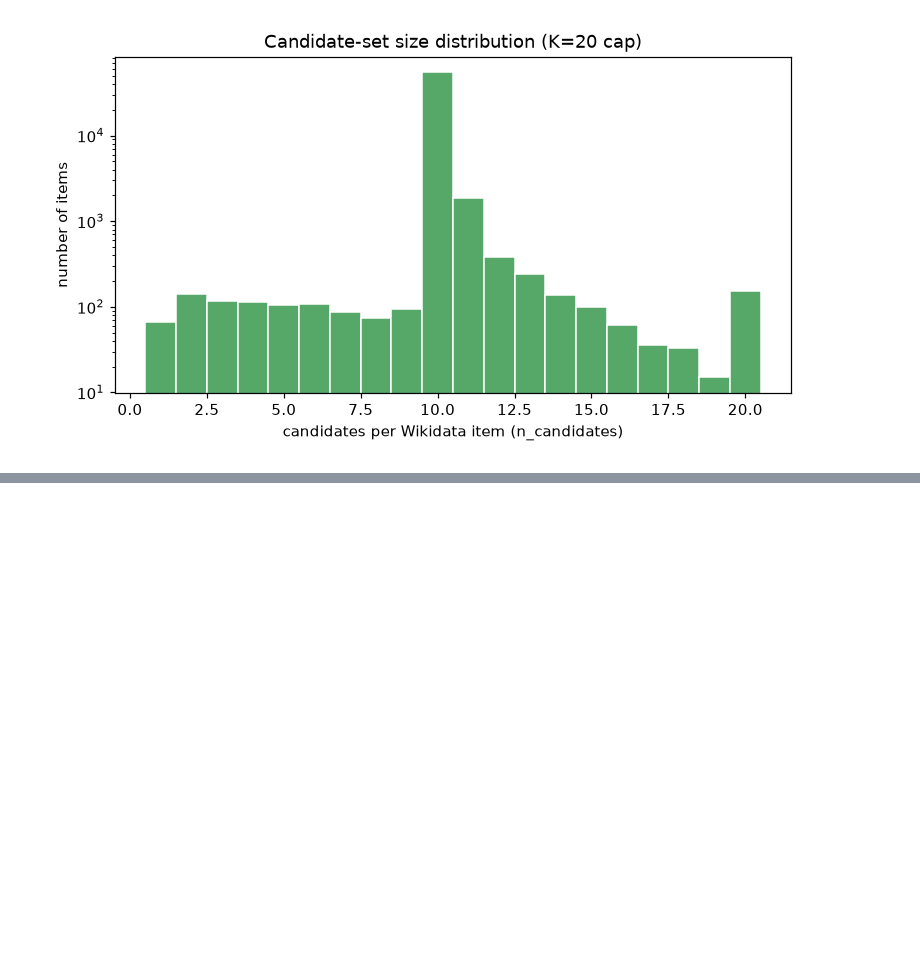
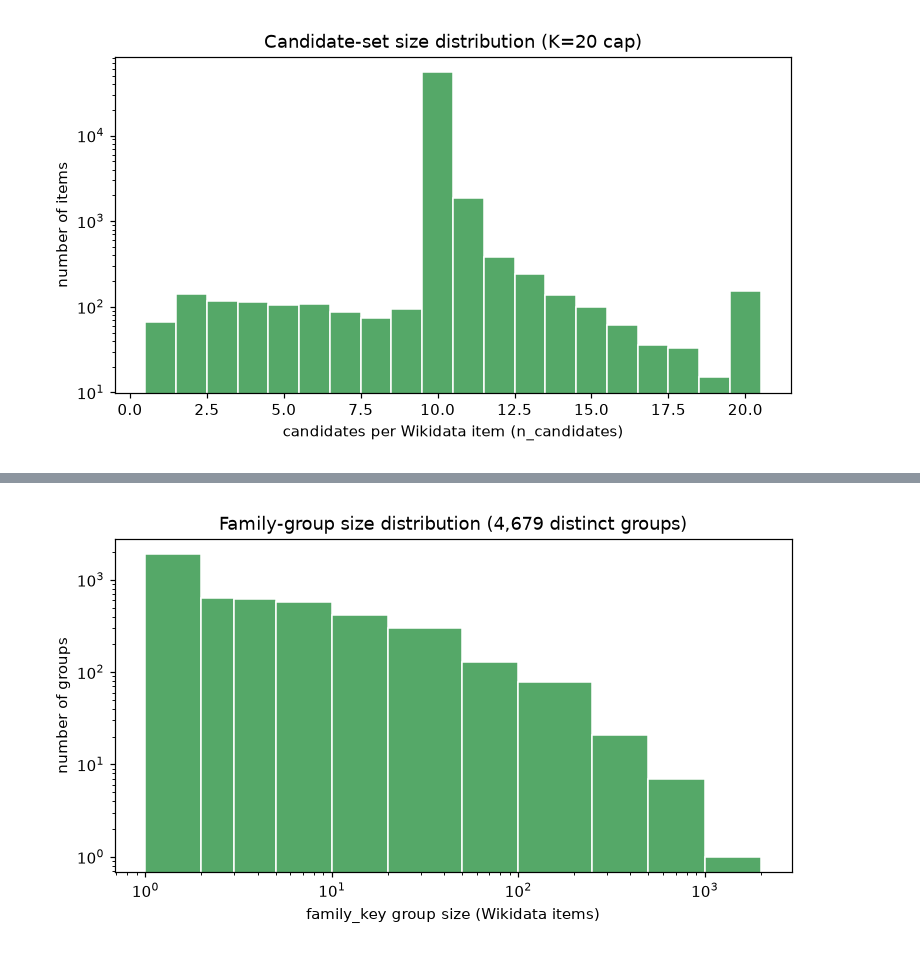
Before and after one commit to Livia-Rasp/xgboost-inat-wikidata-match, a Jupyter notebook: notebooks/01-report.ipynb, the cells around one changed output, grey strips where cells are left out. Saved outputs shown, nothing was run; the diff lists cells and outputs as text; code cells hidden in the pictures; blank space fills up the shorter version.

```diff
--- a/notebooks/01-report.ipynb
+++ b/notebooks/01-report.ipynb
@@ -392,0 +528,14 @@ plt.show()
+# %%
+sizes = df.drop_duplicates("wikidata_qid").groupby("family_key").size()
+fig, ax = plt.subplots(figsize=(7, 4))
+bins = [1, 2, 3, 5, 10, 20, 50, 100, 250, 500, 1000, 2000]
+ax.hist(sizes, bins=bins, color="#55A868", edgecolor="white")
+ax.set_xscale("log")
+ax.set_yscale("log")
+ax.set_xlabel("family_key group size (Wikidata items)")
+ax.set_ylabel("number of groups")
+ax.set_title(f"Family-group size distribution ({len(sizes):,} distinct groups)")
+plt.tight_layout()
+plt.show()
+# %% [output]
+[figure, added]
```
Also changed, not shown: parts of 9 cells of this notebook, 5 other files.
